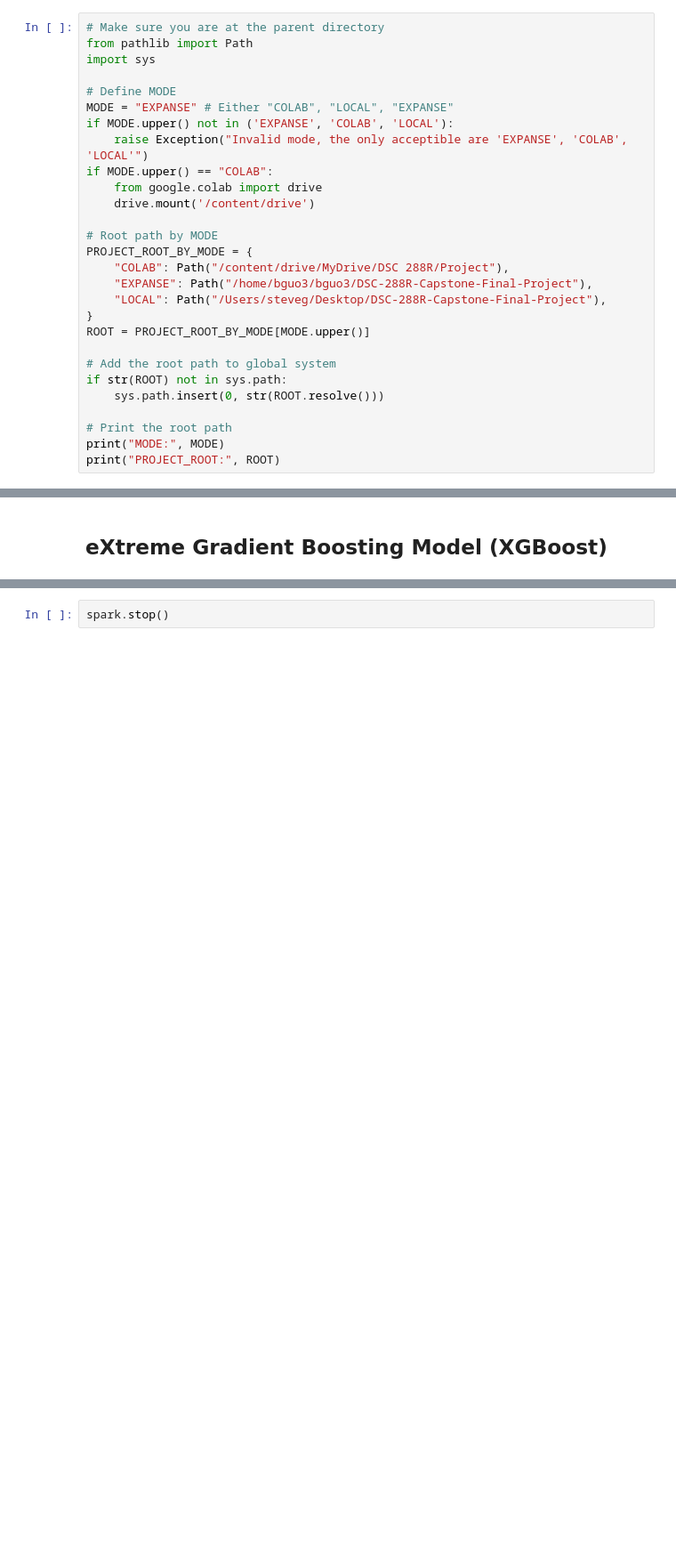
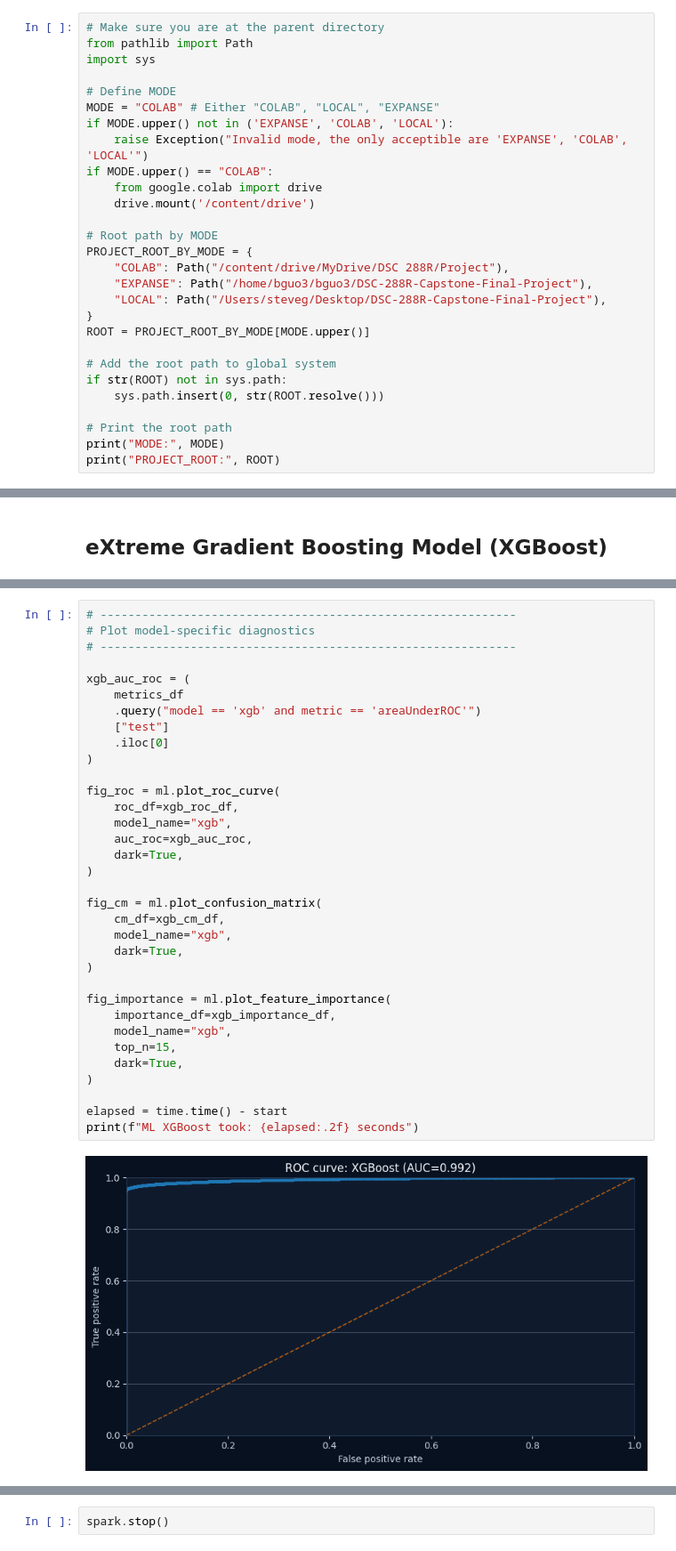
Before and after one commit to lngo916/DSC-288R-Capstone-Final-Project, a Jupyter notebook: notebooks/7_ML_modeling.ipynb, the cells around one changed output, grey strips where cells are left out. Shown at 89% size. Drawn from its saved outputs; the diff is of its cells as text; blank space fills up the shorter version.

Commit message:
Added metric/vis for ML script and notebooks, deleted unused data DVC, change other util file

```diff
--- a/notebooks/7_ML_modeling.ipynb
+++ b/notebooks/7_ML_modeling.ipynb
@@ -6,7 +6,7 @@ from pathlib import Path
 import sys
 
 # Define MODE
-MODE = "EXPANSE" # Either "COLAB", "LOCAL", "EXPANSE"
+MODE = "COLAB" # Either "COLAB", "LOCAL", "EXPANSE"
 if MODE.upper() not in ('EXPANSE', 'COLAB', 'LOCAL'):
     raise Exception("Invalid mode, the only acceptible are 'EXPANSE', 'COLAB', 'LOCAL'")
 if MODE.upper() == "COLAB":
@@ -283,0 +348,36 @@ ML XGBoost took: 217.65 seconds
+# %%
+# ------------------------------------------------------------
+# Plot model-specific diagnostics
+# ------------------------------------------------------------
+
+xgb_auc_roc = (
+    metrics_df
+    .query("model == 'xgb' and metric == 'areaUnderROC'")
+    ["test"]
+    .iloc[0]
+)
+
+fig_roc = ml.plot_roc_curve(
+    roc_df=xgb_roc_df,
+    model_name="xgb",
+    auc_roc=xgb_auc_roc,
+    dark=True,
+)
+
+fig_cm = ml.plot_confusion_matrix(
+    cm_df=xgb_cm_df,
+    model_name="xgb",
+    dark=True,
+)
+
+fig_importance = ml.plot_feature_importance(
+    importance_df=xgb_importance_df,
+    model_name="xgb",
+    top_n=15,
+    dark=True,
+)
+
+elapsed = time.time() - start
+print(f"ML XGBoost took: {elapsed:.2f} seconds")
+# %% [output]
+[figure, added]
```
Also changed, not shown: parts of 13 cells of this notebook, 6 other files.
